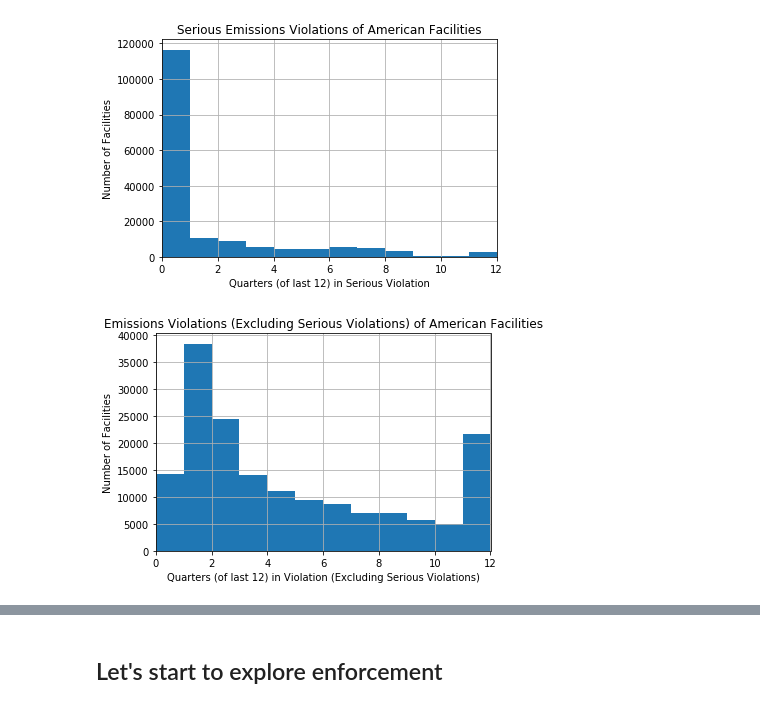
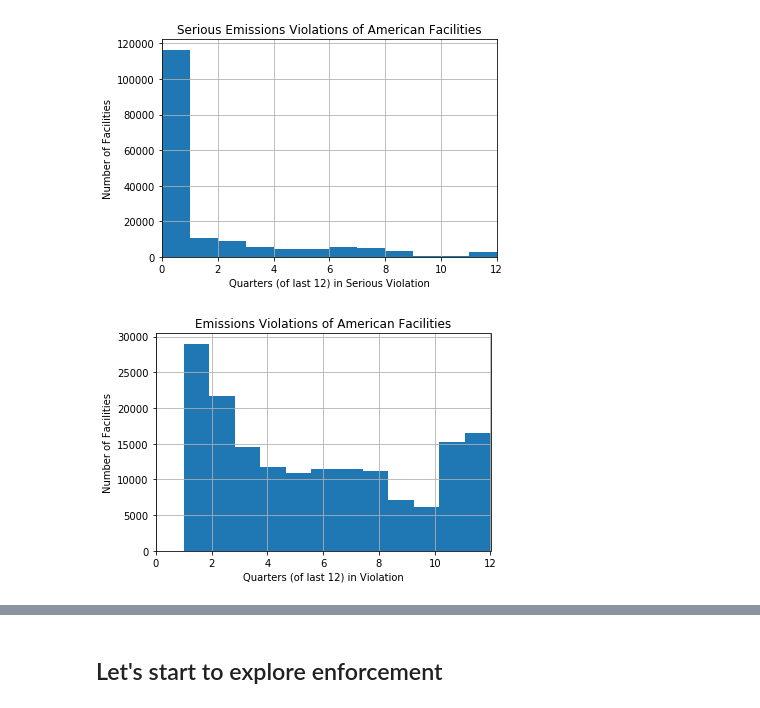
Before and after one commit to Frijol/echo-enforcement, a Jupyter notebook: exploration.ipynb, the cells around one changed output, grey strips where cells are left out. Cells and saved outputs as stored; diff of their text form; code cells hidden in the pictures.

```diff
--- a/exploration.ipynb
+++ b/exploration.ipynb
@@ -157,7 +157,7 @@ Name: FAC_3YR_COMPLIANCE_HISTORY, Length: 166954, dtype: object
 
 counted_data = clean_data.copy()
 
-counted_data["VIOLATIONS_COUNT"] = clean_data["FAC_3YR_COMPLIANCE_HISTORY"].str.count('V')
+counted_data["VIOLATIONS_COUNT"] = clean_data["FAC_3YR_COMPLIANCE_HISTORY"].str.count('V') + clean_data["FAC_3YR_COMPLIANCE_HISTORY"].str.count('S')
 counted_data["SERIOUS_VIOLATIONS_COUNT"] = clean_data["FAC_3YR_COMPLIANCE_HISTORY"].str.count('S')
 counted_data["UNKNOWN_COUNT"] = clean_data["FAC_3YR_COMPLIANCE_HISTORY"].str.count('U')
 
@@ -182,10 +182,10 @@ plt.grid()
 [figure]
 # %%
 plt.hist(counted_data["VIOLATIONS_COUNT"], bins=12)
-plt.title("Emissions Violations (Excluding Serious Violations) of American Facilities")
-plt.xlabel("Quarters (of last 12) in Violation (Excluding Serious Violations)")
+plt.title("Emissions Violations of American Facilities")
+plt.xlabel("Quarters (of last 12) in Violation")
 plt.ylabel("Number of Facilities")
 plt.xlim(0, 12)
 plt.grid()
 # %% [output]
-[figure, old version]
+[figure, new version]
```
Also changed, not shown: parts of 7 cells of this notebook.
